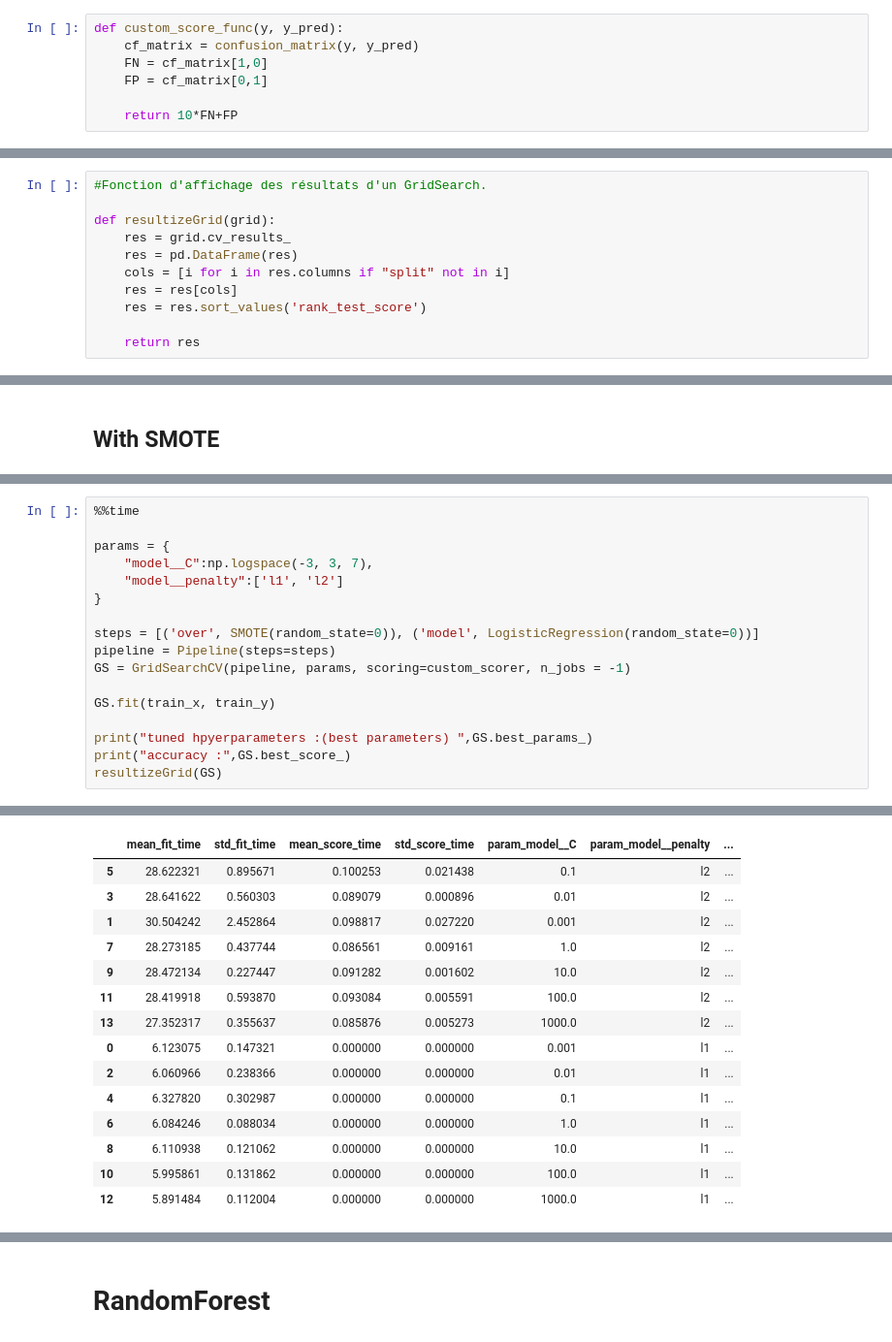
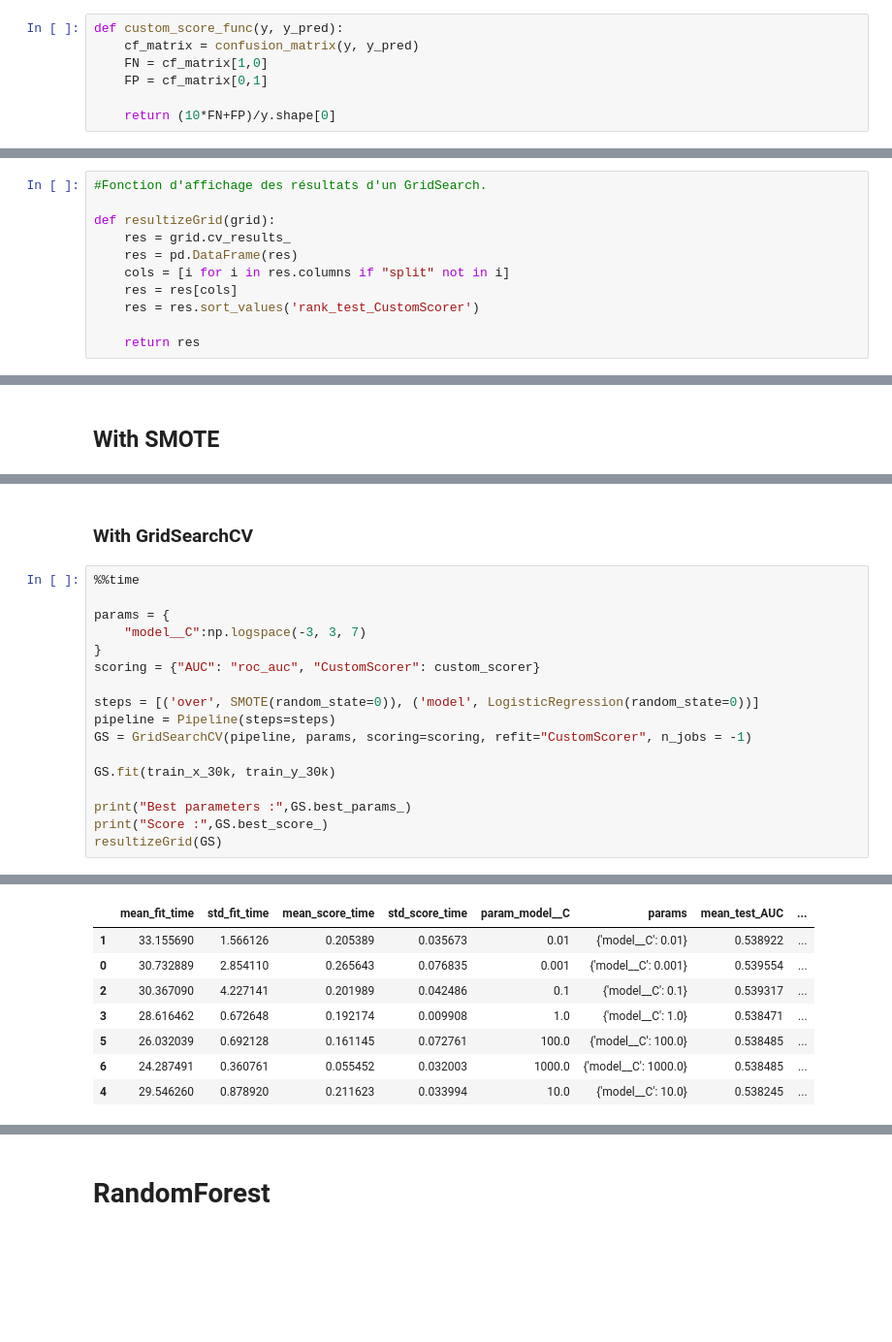
Before and after one commit to OCangrand/OC-Project7, a Jupyter notebook: Modelisation.ipynb, the cells around one changed output, grey strips where cells are left out. Shown: that part at 97% size. Cells and saved outputs as stored; diff of their text form; blank space fills up the shorter version.

Commit message:
Modelisation : Modification de certaines fonctions et finalisation du RandomForest + préparation pour le lightgbm

```diff
--- a/Modelisation.ipynb
+++ b/Modelisation.ipynb
@@ -56,7 +58,7 @@ def custom_score_func(y, y_pred):
     FN = cf_matrix[1,0]
     FP = cf_matrix[0,1]
 
-    return 10*FN+FP
+    return (10*FN+FP)/y.shape[0]
 # %%
 custom_scorer = make_scorer(custom_score_func, greater_is_better=False)
 # %%
@@ -118,7 +132,7 @@ def resultizeGrid(grid):
     res = pd.DataFrame(res)
     cols = [i for i in res.columns if "split" not in i]
     res = res[cols]
-    res = res.sort_values('rank_test_score')
+    res = res.sort_values('rank_test_CustomScorer')
 
     return res
 # %% [markdown]
@@ -221,18 +267,20 @@ shap.plots.waterfall(shap_values[50])
+# %% [markdown]
+### With GridSearchCV
 # %%
 %%time
 
 params = {
-    "model__C":np.logspace(-3, 3, 7),
-    "model__penalty":['l1', 'l2']
+    "model__C":np.logspace(-3, 3, 7)
 }
+scoring = {"AUC": "roc_auc", "CustomScorer": custom_scorer}
 
 steps = [('over', SMOTE(random_state=0)), ('model', LogisticRegression(random_state=0))]
 pipeline = Pipeline(steps=steps)
-GS = GridSearchCV(pipeline, params, scoring=custom_scorer, n_jobs = -1)
+GS = GridSearchCV(pipeline, params, scoring=scoring, refit="CustomScorer", n_jobs = -1)
 
-GS.fit(train_x, train_y)
+GS.fit(train_x_30k, train_y_30k)
 
-print("tuned hpyerparameters :(best parameters) ",GS.best_params_)
-print("accuracy :",GS.best_score_)
+print("Best parameters :",GS.best_params_)
+print("Score :",GS.best_score_)
 resultizeGrid(GS)
 # %% [output]
@@ -243,18 +291,11 @@ Wall time: 20min 58s
-|  | mean_fit_time | std_fit_time | mean_score_time | std_score_time | param_model__C | param_model__penalty | ... |
-| 5 | 28.622321 | 0.895671 | 0.100253 | 0.021438 | 0.1 | l2 | ... |
-| 3 | 28.641622 | 0.560303 | 0.089079 | 0.000896 | 0.01 | l2 | ... |
-| 1 | 30.504242 | 2.452864 | 0.098817 | 0.027220 | 0.001 | l2 | ... |
-| 7 | 28.273185 | 0.437744 | 0.086561 | 0.009161 | 1.0 | l2 | ... |
-| 9 | 28.472134 | 0.227447 | 0.091282 | 0.001602 | 10.0 | l2 | ... |
-| 11 | 28.419918 | 0.593870 | 0.093084 | 0.005591 | 100.0 | l2 | ... |
-| 13 | 27.352317 | 0.355637 | 0.085876 | 0.005273 | 1000.0 | l2 | ... |
-| 0 | 6.123075 | 0.147321 | 0.000000 | 0.000000 | 0.001 | l1 | ... |
-| 2 | 6.060966 | 0.238366 | 0.000000 | 0.000000 | 0.01 | l1 | ... |
-| 4 | 6.327820 | 0.302987 | 0.000000 | 0.000000 | 0.1 | l1 | ... |
-| 6 | 6.084246 | 0.088034 | 0.000000 | 0.000000 | 1.0 | l1 | ... |
-| 8 | 6.110938 | 0.121062 | 0.000000 | 0.000000 | 10.0 | l1 | ... |
-| 10 | 5.995861 | 0.131862 | 0.000000 | 0.000000 | 100.0 | l1 | ... |
-| 12 | 5.891484 | 0.112004 | 0.000000 | 0.000000 | 1000.0 | l1 | ... |
+|  | mean_fit_time | std_fit_time | mean_score_time | std_score_time | param_model__C | params | mean_test_AUC | ... |
+| 1 | 33.155690 | 1.566126 | 0.205389 | 0.035673 | 0.01 | {'model__C': 0.01} | 0.538922 | ... |
+| 0 | 30.732889 | 2.854110 | 0.265643 | 0.076835 | 0.001 | {'model__C': 0.001} | 0.539554 | ... |
+| 2 | 30.367090 | 4.227141 | 0.201989 | 0.042486 | 0.1 | {'model__C': 0.1} | 0.539317 | ... |
+| 3 | 28.616462 | 0.672648 | 0.192174 | 0.009908 | 1.0 | {'model__C': 1.0} | 0.538471 | ... |
+| 5 | 26.032039 | 0.692128 | 0.161145 | 0.072761 | 100.0 | {'model__C': 100.0} | 0.538485 | ... |
+| 6 | 24.287491 | 0.360761 | 0.055452 | 0.032003 | 1000.0 | {'model__C': 1000.0} | 0.538485 | ... |
+| 4 | 29.546260 | 0.878920 | 0.211623 | 0.033994 | 10.0 | {'model__C': 10.0} | 0.538245 | ... |
 # %%
 metrics = calcul_metrics(GS.best_estimator_, valid_x, valid_y)
 print(classification_report(valid_y, GS.best_estimator_.predict(valid_x)))
```
Also changed, not shown: parts of 34 cells of this notebook.
